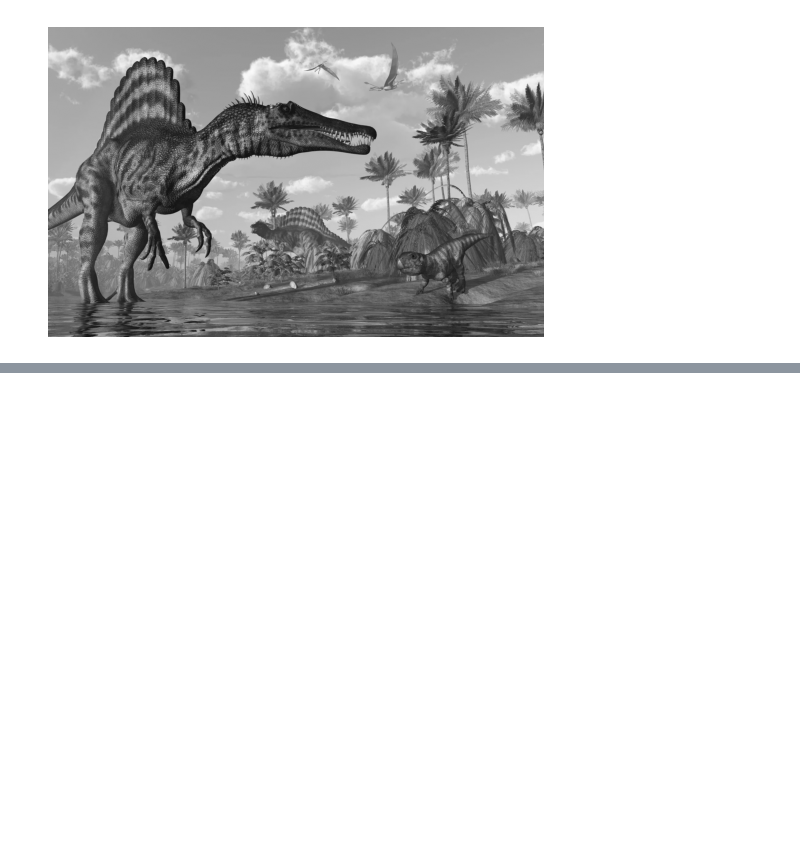
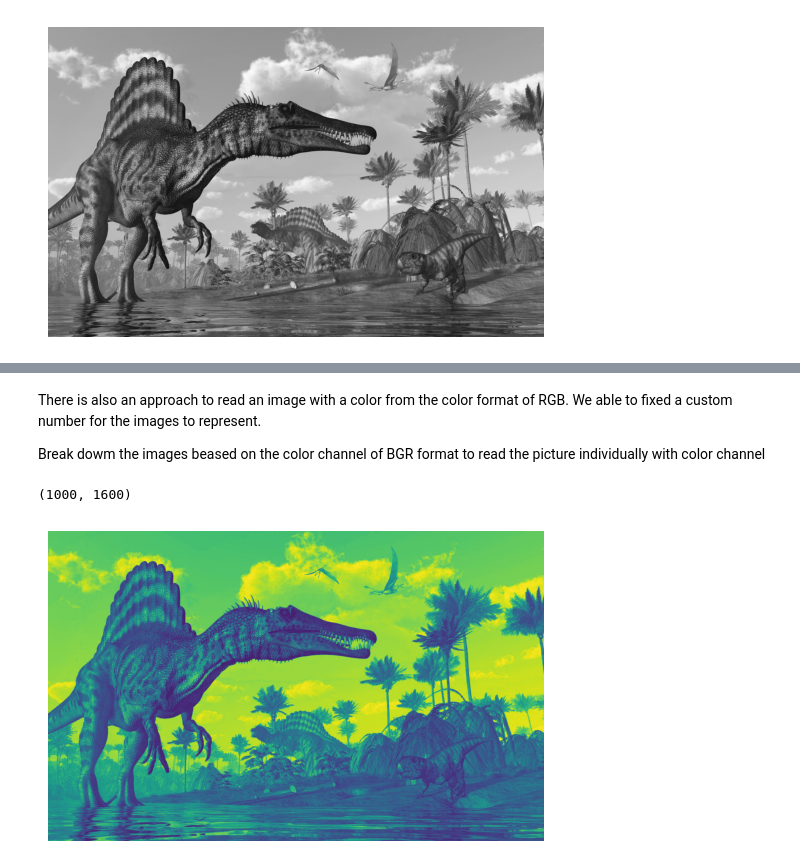
Before and after one commit to Md-Maruf-1727/deep-learning-practices, a Jupyter notebook: OpenCV/image_preprocessing.ipynb, the cells around one changed output, grey strips where cells are left out. Cells and saved outputs as stored; diff of their text form; code cells hidden in the pictures; blank space fills up the shorter version.

```diff
--- a/OpenCV/image_preprocessing.ipynb
+++ b/OpenCV/image_preprocessing.ipynb
@@ -45,0 +56,14 @@ plt.show()
+# %% [markdown]
+There is also an approach to read an image with a color from the color format of RGB. We able to fixed a custom number for the images to represent.
+
+Break dowm the images beased on the color channel of BGR format to read the picture individually with color channel
+# %%
+img = cv2.imread("/content/drive/MyDrive/Datasets/Image Dataset/dinosaur/dinasosaurus.webp")
+B, G, R = cv2.split(img)
+print(B.shape)
+plt.imshow(B)
+plt.axis('off')
+plt.show()
+# %% [output]
+(1000, 1600)
+[figure, added]
```
Also changed, not shown: parts of 4 cells of this notebook.
